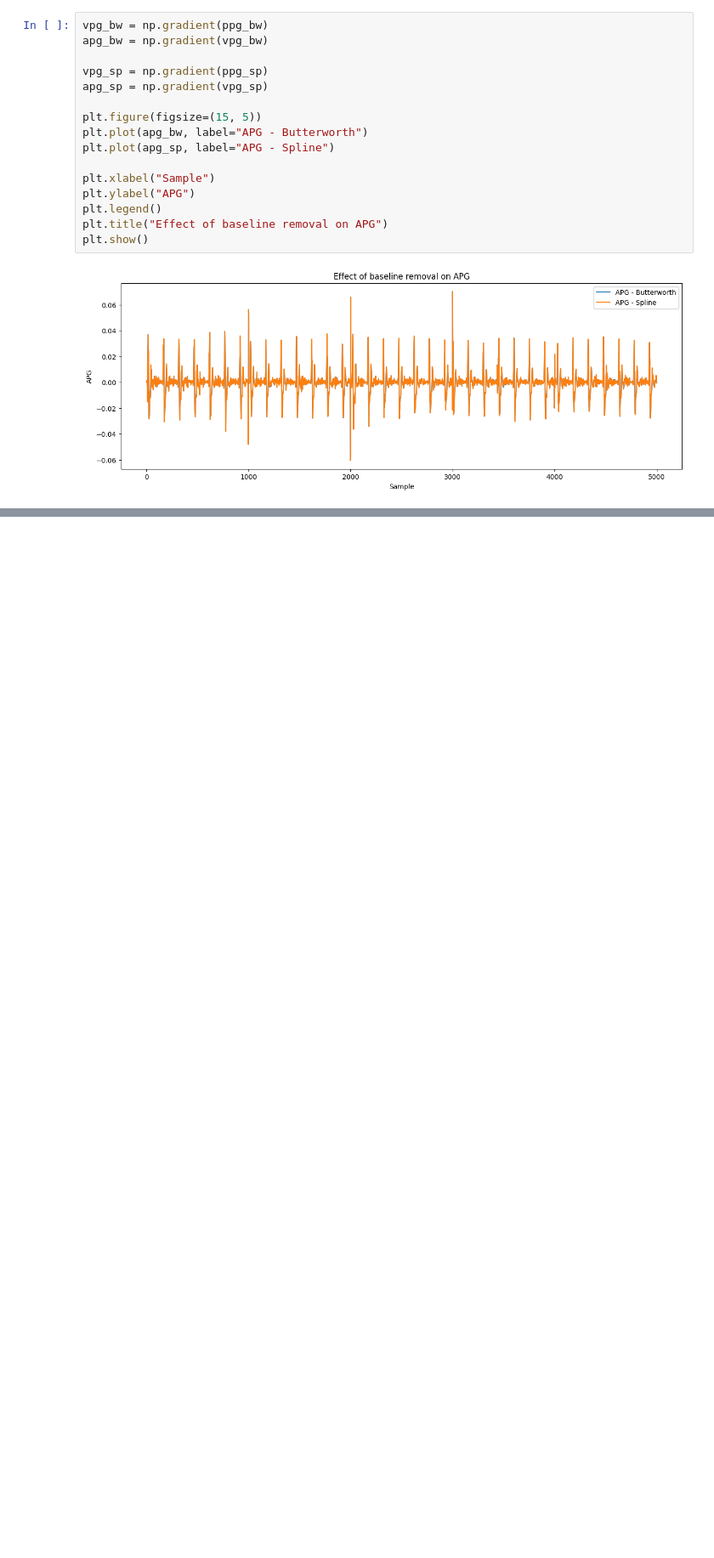
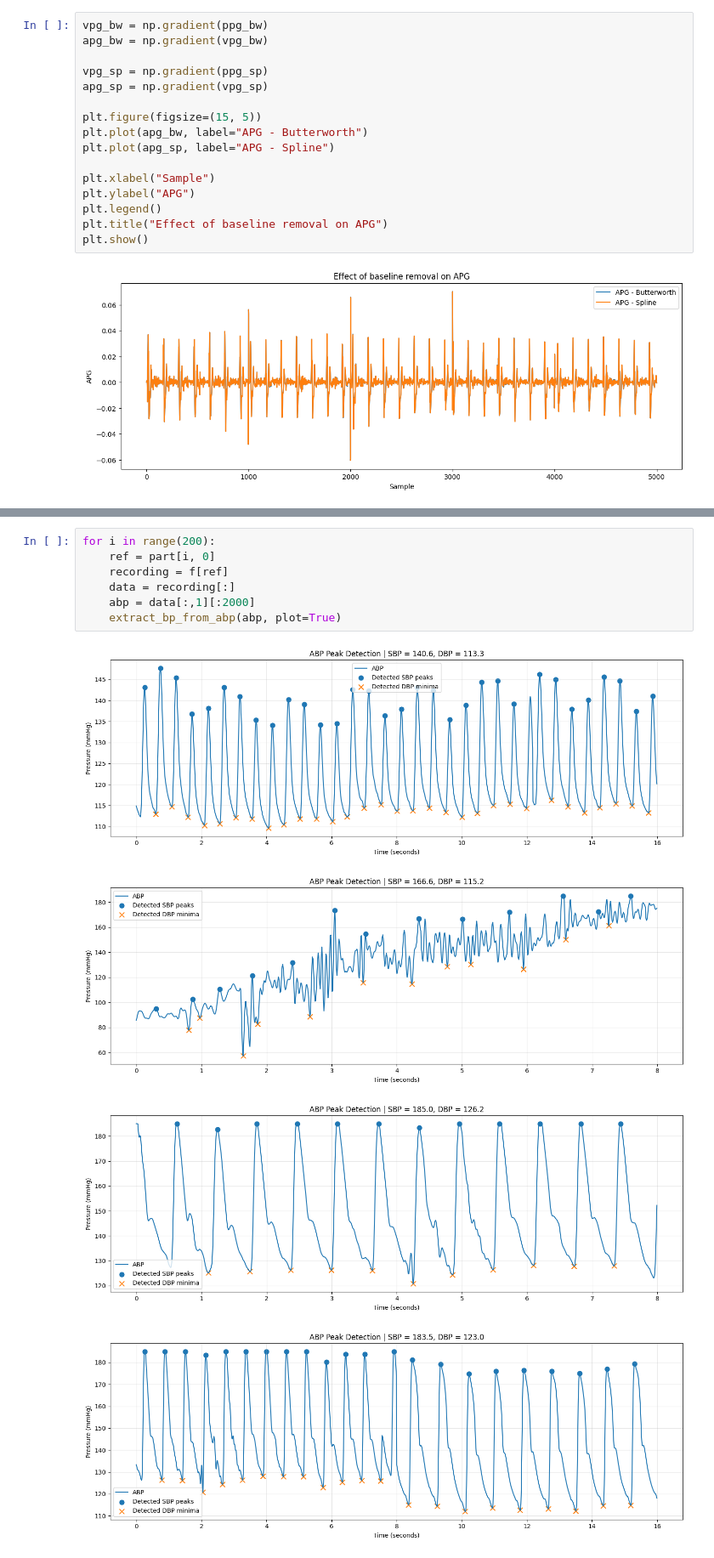
Before and after one commit to Yashvi1701/BP_estimation, a Jupyter notebook: UCI/eda.ipynb, the cells around one changed output, grey strips where cells are left out. Shown at 85% size. Cells and saved outputs as stored; diff of their text form; blank space fills up the shorter version.

```diff
--- a/UCI/eda.ipynb
+++ b/UCI/eda.ipynb
@@ -381,0 +486,12 @@ plt.show()
+# %%
+for i in range(200):
+    ref = part[i, 0]
+    recording = f[ref]
+    data = recording[:]
+    abp = data[:,1][:2000]
+    extract_bp_from_abp(abp, plot=True)
+# %% [output]
+[figure, added]
+[figure, added]
+[figure, added]
+[figure, added]
```
Also changed, not shown: parts of 4 cells of this notebook, 2 other files.
